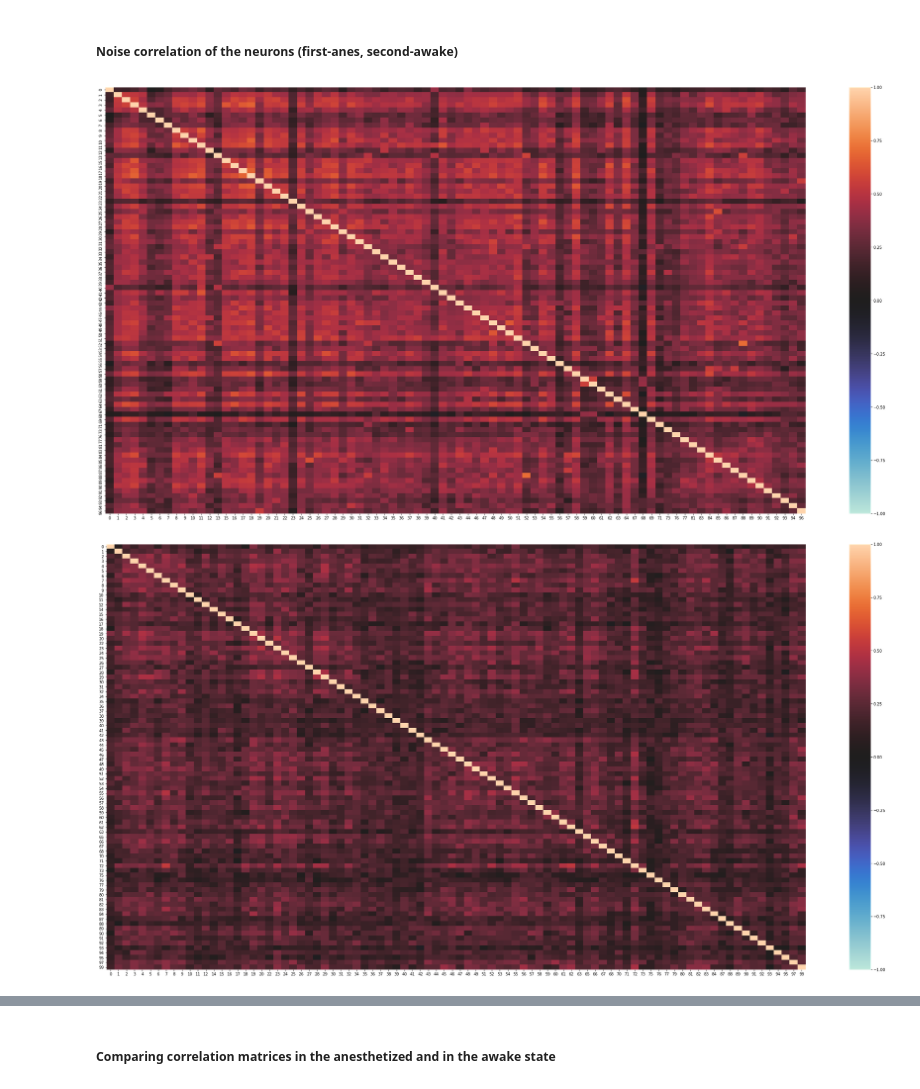
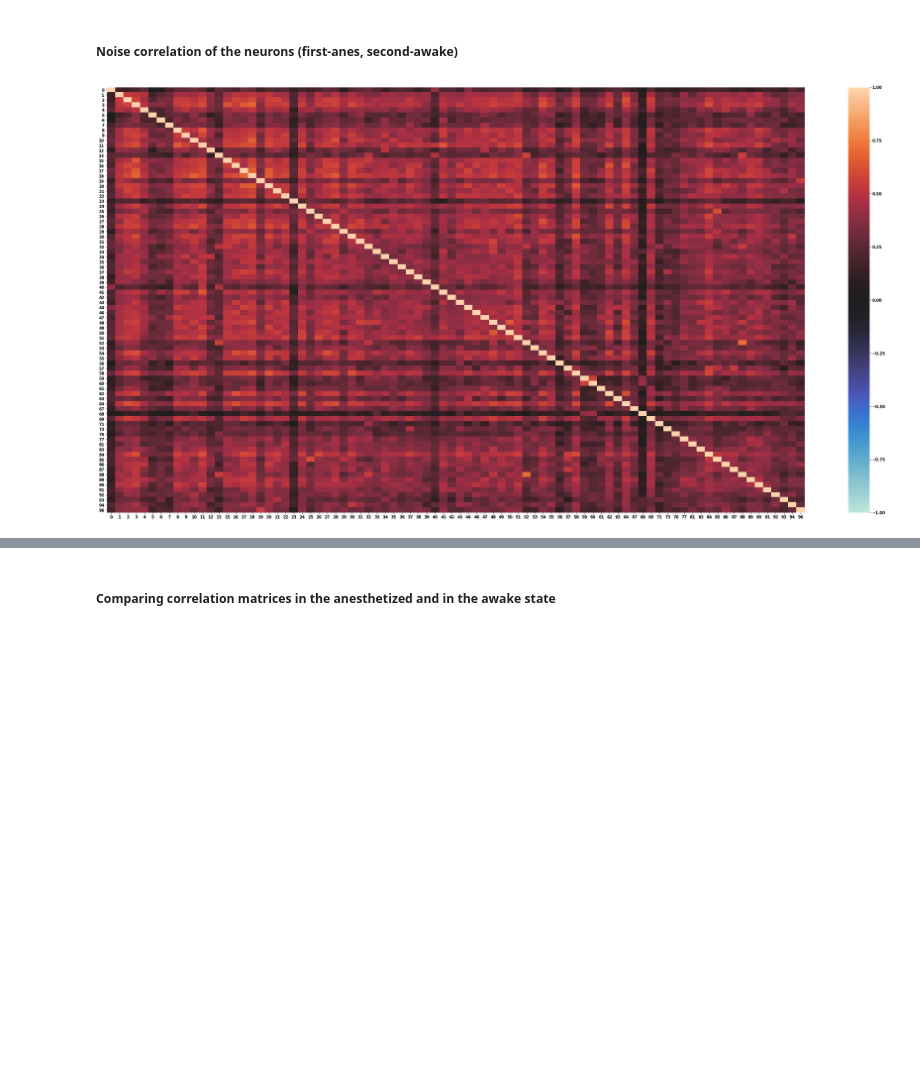
Before and after one commit to nedeljkovicmajaa/LMU_neuroscience, a Jupyter notebook: noise_correlation.ipynb, the cells around one changed output, grey strips where cells are left out. Drawn from its saved outputs; the diff is of its cells as text; code cells hidden in the pictures; blank space fills up the shorter version.

```diff
--- a/noise_correlation.ipynb
+++ b/noise_correlation.ipynb
@@ -111,33 +125,32 @@ def exclude_nan(dat_df_an, dat_df_aw):
 # %%
 #lenghts of each trial
 index = [0, 118, 88, 100, 98, 109, 78, 121, 76, 113, 97, 112, 118]
 
 for trial in range(1,len(index)):
 
     index, dat_tr, dat_stan, dat_staw, ind_stan, ind_staw = divide_data(index, trial, mat_load, ind_load)
 
     for sesion in range(4):
 
         f,ax = plt.subplots(sharey=False,figsize=(40, 20))
 
         #choose session
         dat_sean = dat_stan[:, sesion, :, :]
         dat_seaw = dat_staw[:, sesion, :, :]
         ind_sean = ind_stan[:, sesion, :, :]
         ind_seaw = ind_staw[:, sesion, :, :]
 
         #make dict to convert to dataframe
         dat_df_an, dat_df_aw = make_dict(index, trial, lista[sesion], dat_sean, dat_seaw, ind_sean, ind_seaw)
         #exclude the rows/columns which index is not in the other dataframe
         df_corr_an, df_corr_aw = exclude_nan(dat_df_an, dat_df_aw)
 
         #plot the correlation matrix
         sns.heatmap(df_corr_an, vmax=1, vmin=-1, center=0)
 
         #sns.heatmap(df_corr_aw, vmax=1, vmin=-1, ax=ax2)
         #print(pd.DataFrame(np.corrcoef(np.hstack((np.matrix(dat_df_an), np.matrix(dat_df_aw))),rowvar=False)[0,1:]))
-
+        break
     break
 # %% [output]
-[figure, old version]
+[figure, new version]
-[figure, removed]
```
Also changed, not shown: parts of 16 cells of this notebook.
